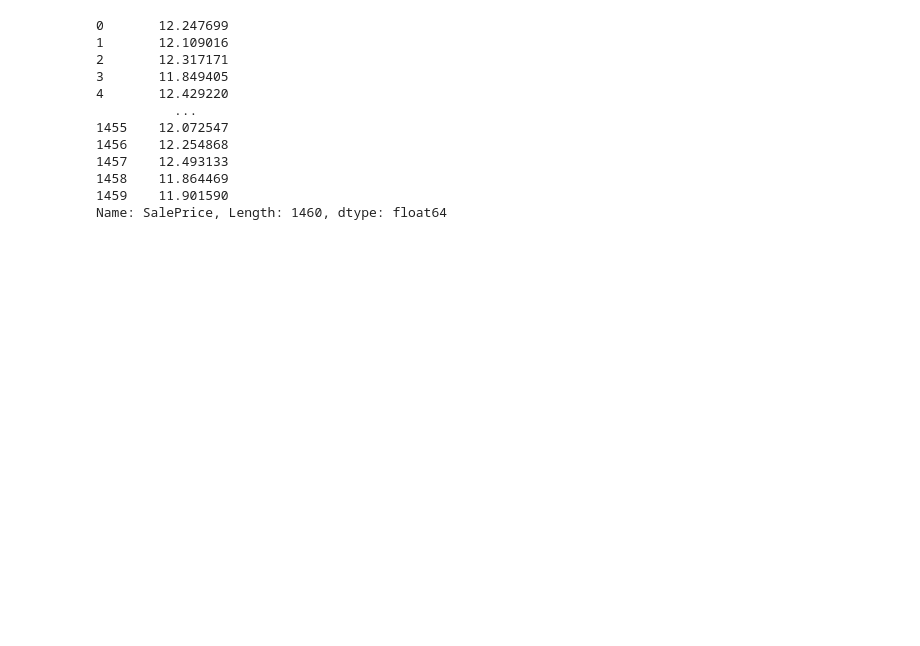
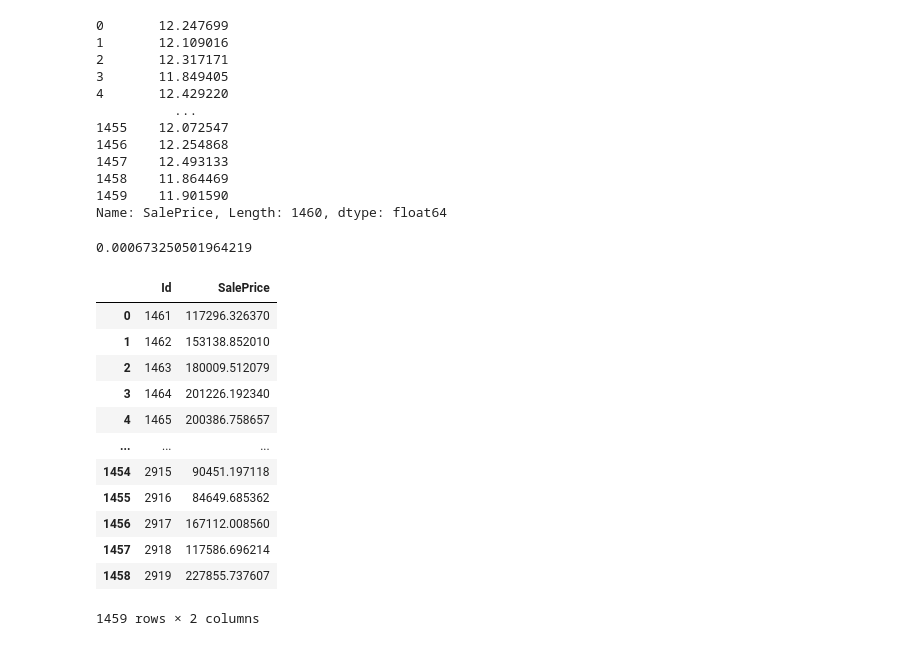
Before and after one commit to vivi1231/0805, a Jupyter notebook: house_linear.ipynb, the cells around one changed output. Saved outputs shown, nothing was run; the diff lists cells and outputs as text; code cells hidden in the pictures; blank space fills up the shorter version.

```diff
--- a/house_linear.ipynb
+++ b/house_linear.ipynb
@@ -249,0 +254,30 @@ Name: SalePrice, Length: 1460, dtype: float64
+# %%
+from sklearn.linear_model import LassoCV ,RidgeCV, ElasticNetCV
+from sklearn.linear_model import Lasso, Ridge, ElasticNet
+cv = LassoCV(cv=10)
+cv.fit(x_train, y_train_log1p)
+print(cv.alpha_)
+model = Lasso(cv.alpha_)
+model.fit(x_train, y_train_log1p)
+pre = model.predict(x_predict)
+result = pd.DataFrame({
+    "Id":test_df["Id"],
+    "SalePrice":np.expm1(pre)
+})
+result.to_csv("Lasso.csv", encoding="utf-8", index=False)
+result
+# %% [output]
+0.000673250501964219
+|  | Id | SalePrice |
+| 0 | 1461 | 117296.326370 |
+| 1 | 1462 | 153138.852010 |
+| 2 | 1463 | 180009.512079 |
+| 3 | 1464 | 201226.192340 |
+| 4 | 1465 | 200386.758657 |
+| ... | ... | ... |
+| 1454 | 2915 | 90451.197118 |
+| 1455 | 2916 | 84649.685362 |
+| 1456 | 2917 | 167112.008560 |
+| 1457 | 2918 | 117586.696214 |
+| 1458 | 2919 | 227855.737607 |
+1459 rows × 2 columns
```
Also changed, not shown: parts of 3 cells of this notebook.
